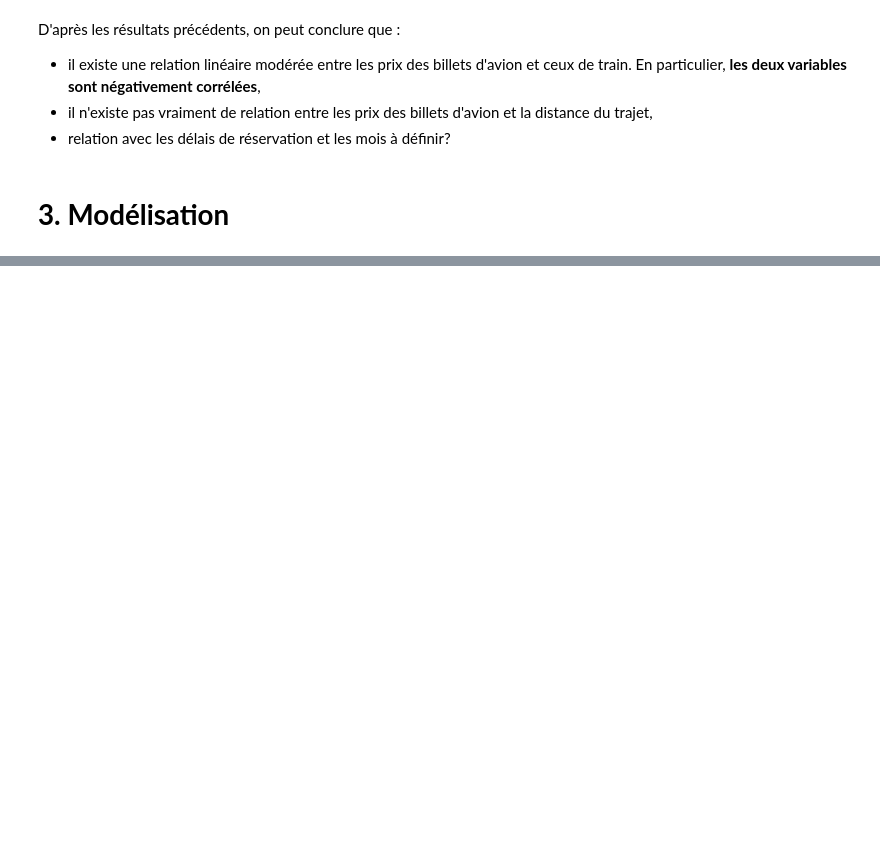
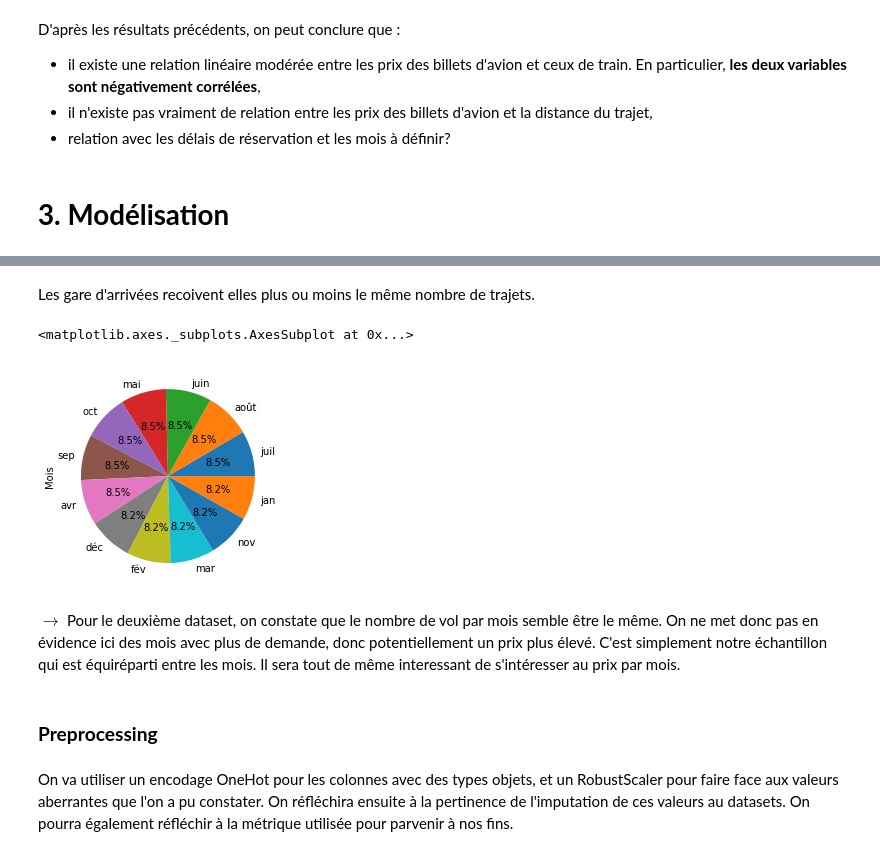
Before and after one commit to YohanWloczysiak/ProjetPythonA2S1, a Jupyter notebook: Rapport.ipynb, the cells around one changed output, grey strips where cells are left out. Cells and saved outputs as stored; diff of their text form; code cells hidden in the pictures; blank space fills up the shorter version.

```diff
--- a/Rapport.ipynb
+++ b/Rapport.ipynb
@@ -1125,3 +1131,6 @@ D'après les résultats précédents, on peut conclure que :
 - relation avec les délais de réservation et les mois à définir?
 # %% [markdown]
 # **3. Modélisation**
+# %%
+df1 = bdd_3.copy()
+df2 = bdd_2.copy()
@@ -1127,0 +1197,6 @@ D'après les résultats précédents, on peut conclure que :
+# %%
+bdd_corr21 = pandas.merge(df2, bdd_sncf, left_on = [df2['Départ'],df2['Arrivée']], right_on = [bdd_sncf['Gare de départ'], bdd_sncf['Gare d arrivée']], how = 'inner')
+bdd_corr21 = bdd_corr21.drop(['Prix d appel seconde', 'key_0', 'key_1'], axis=1)
+bdd_corr21['Prix moyen'] =(bdd_corr21['Plein tarif loisir seconde'] + bdd_corr21['Tarif premiere classe'])
+bdd_corr_21 =  bdd_corr21.drop(['Plein tarif loisir seconde', 'Tarif premiere classe'], axis = 1)
+bdd_corr_21.head(5)
@@ -1127,0 +1261,13 @@ D'après les résultats précédents, on peut conclure que :
+# %% [markdown]
+Les gare d'arrivées recoivent elles plus ou moins le même nombre de trajets.
+# %%
+df_bis['Mois'].value_counts().plot.pie(autopct = '%1.1f%%')
+# %% [output]
+<matplotlib.axes._subplots.AxesSubplot at 0x...>
+[figure, added]
+# %% [markdown]
+$\to$ Pour le deuxième dataset, on constate que le nombre de vol par mois semble être le même. On ne met donc pas en évidence ici des mois avec plus de demande, donc potentiellement un prix plus élevé. C'est simplement notre échantillon qui est équiréparti entre les mois. Il sera tout de même interessant de s'intéresser au prix par mois.
+# %% [markdown]
+### **Preprocessing**
+# %% [markdown]
+On va utiliser un encodage OneHot pour les colonnes avec des types objets, et un RobustScaler pour faire face aux valeurs aberrantes que l'on a pu constater. On réfléchira ensuite à la pertinence de l'imputation de ces valeurs au datasets. On pourra également réfléchir à la métrique utilisée pour parvenir à nos fins.
```
Also changed, not shown: parts of 125 cells of this notebook.
